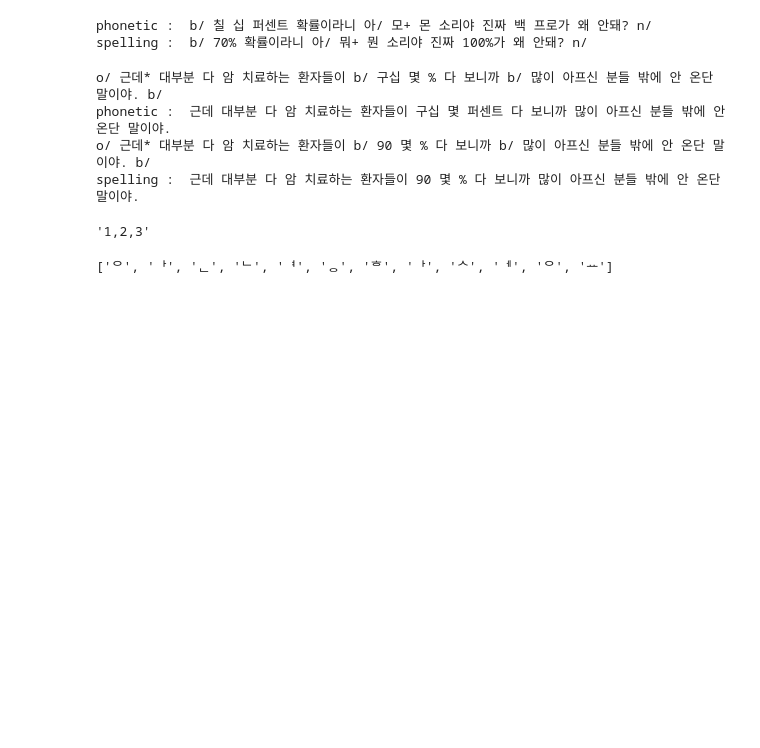
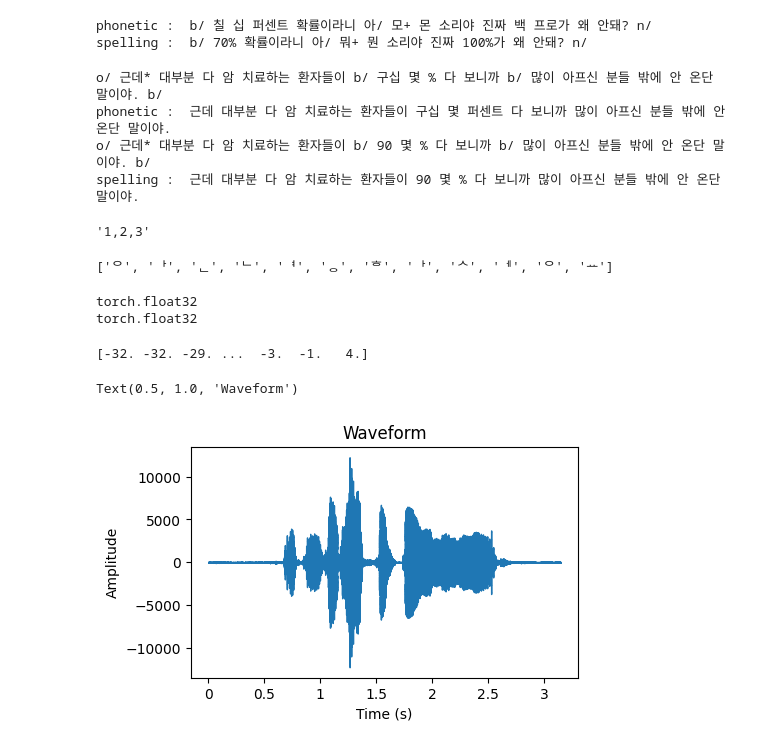
Before and after one commit to jayden5744/speech_transformer_pl, a Jupyter notebook: test.ipynb, the cells around one changed output. Saved outputs shown, nothing was run; the diff lists cells and outputs as text; code cells hidden in the pictures; blank space fills up the shorter version.

```diff
--- a/test.ipynb
+++ b/test.ipynb
@@ -122,0 +125,29 @@ transcript = "안녕하세요"
+# %%
+print(Tensor([3]).dtype)
+print(FloatTensor([3]).dtype)
+# %% [output]
+torch.float32
+torch.float32
+# %%
+import torch
+from src.audio.core import load_audio
+from src.audio.feature import Spectrogram, MelSpectrogram
+import matplotlib.pyplot as plt
+import librosa, librosa.display
+
+FIG_SIZE = (5, 3)
+# %%
+signal = load_audio("datasets/kspon/train/KsponSpeech_01/KsponSpeech_0001/KsponSpeech_000001.pcm")
+print(signal)
+
+
+
+plt.figure(figsize=FIG_SIZE)
+librosa.display.waveshow(signal, sr=16000)
+plt.xlabel("Time (s)")
+plt.ylabel("Amplitude")
+plt.title("Waveform")
+# %% [output]
+[-32. -32. -29. ...  -3.  -1.   4.]
+Text(0.5, 1.0, 'Waveform')
+[figure, added]
```
Also changed, not shown: parts of 17 cells of this notebook, 15 other files.
